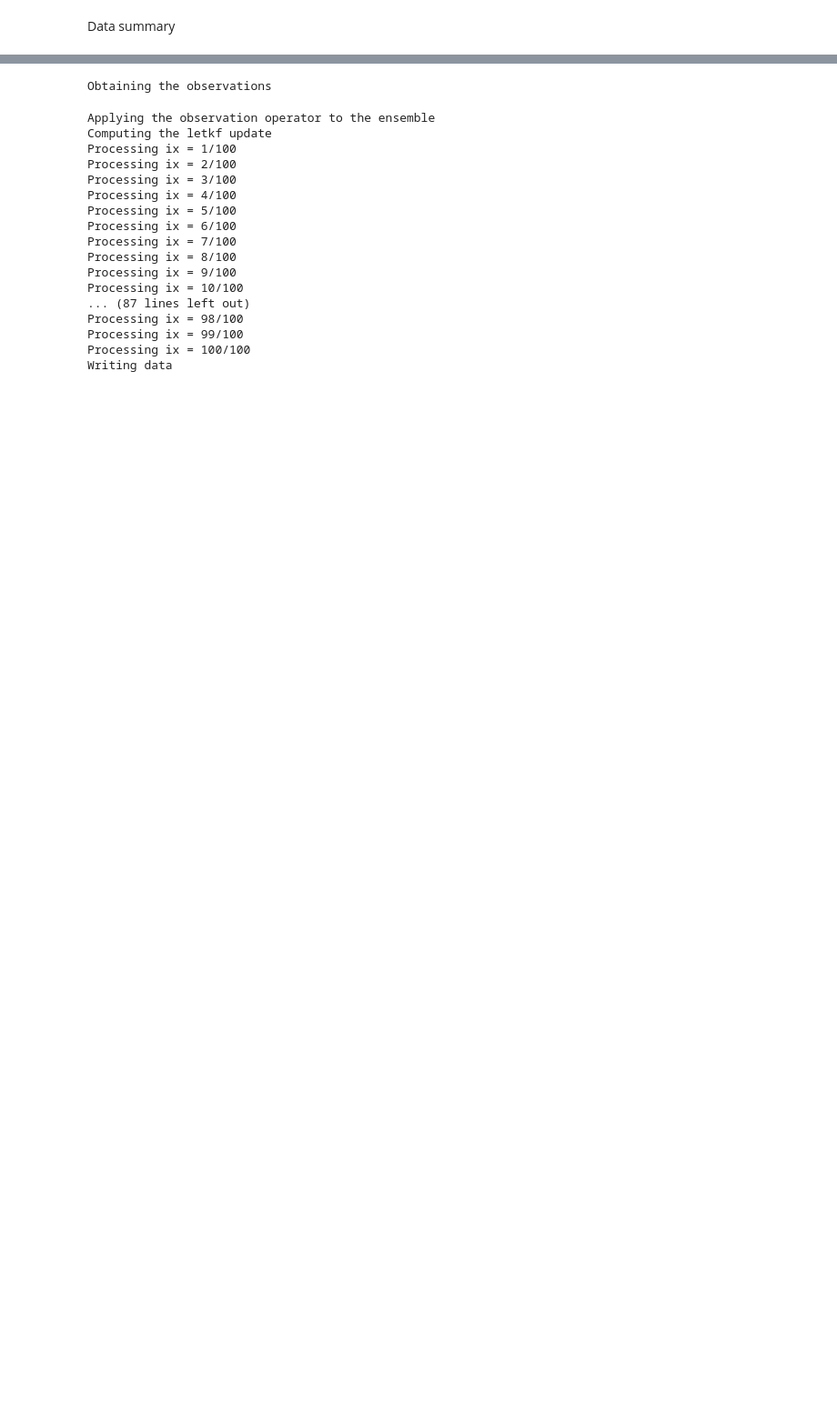
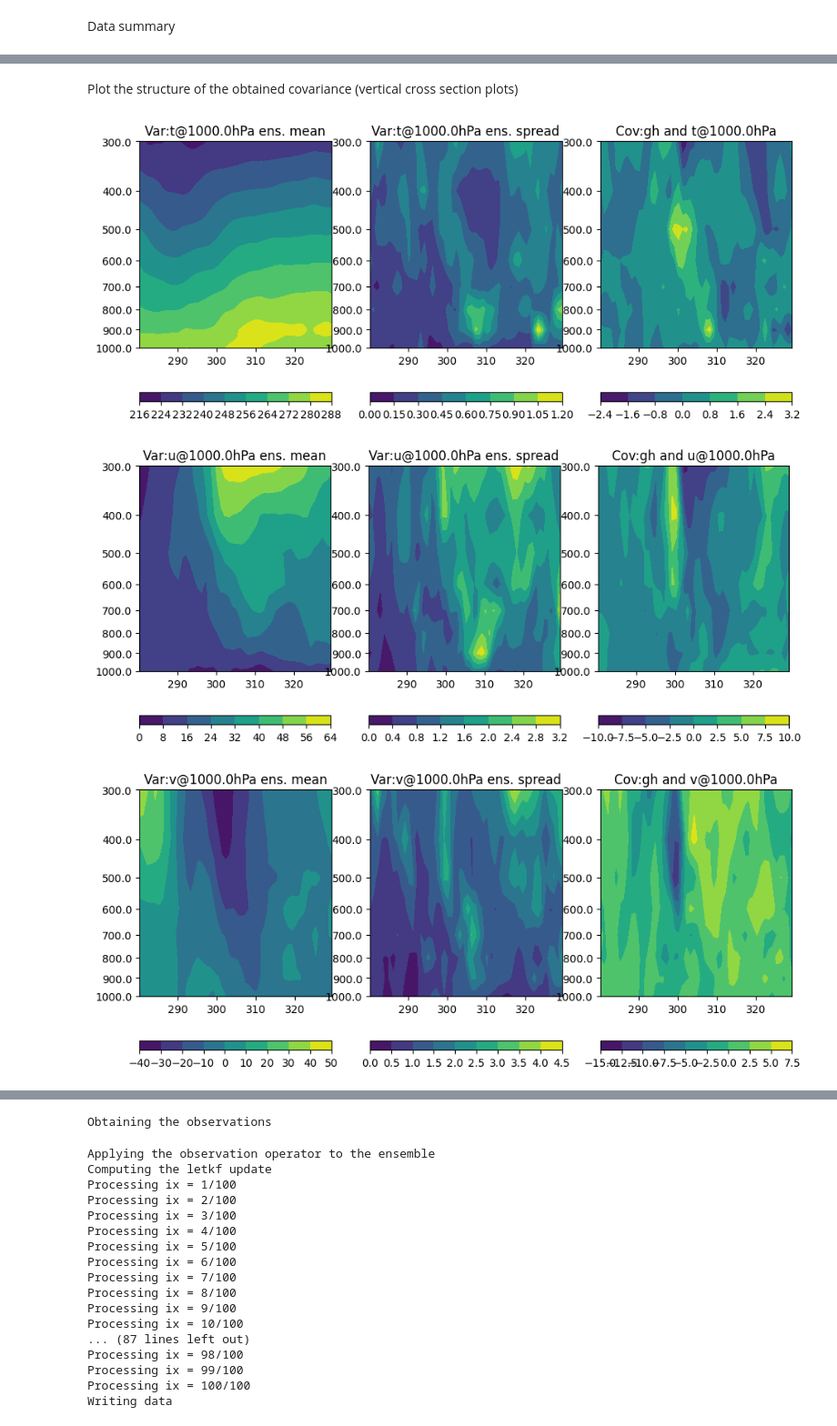
Before and after one commit to gustfrontar/code, a Jupyter notebook: python/gfs_data/global_scale_da.ipynb, the cells around one changed output, grey strips where cells are left out. Shown at 91% size. Saved outputs shown, nothing was run; the diff lists cells and outputs as text; code cells hidden in the pictures; blank space fills up the shorter version.

```diff
--- a/python/gfs_data/global_scale_da.ipynb
+++ b/python/gfs_data/global_scale_da.ipynb
@@ -301,0 +458,28 @@ Text(0.5, 1.0, 'Var:t@1hPa ens. pert. 1')
+# %% [markdown]
+Plot the structure of the obtained covariance (vertical cross section plots)
+# %%
+for my_var in var_index.keys() :
+    #Horizontal plot
+    fig , ax = plt.subplots(1,3,figsize=(11, 5))
+
+    #Ploting ensemble mean
+    cont=ax[0].contourf( lon , -np.log(lev) , xf_mean[:,idx_lat,:,var_index[my_var]].T )
+    ax[0].set_title('Var:' + my_var + '@' + str(plot_lev) + 'hPa ' + 'ens. mean')
+    ax[0].set_yticks(-np.log(lev))
+    ax[0].set_yticklabels(str(mylev) for mylev in lev)
+    fig.colorbar(cont, orientation='horizontal')
+    #Ploting the ensemble spread
+    cont=ax[1].contourf( lon , -np.log(lev) , np.std( xf[:,idx_lat,:,:,var_index[my_var]] , axis=2  ).T )
+    ax[1].set_title('Var:' + my_var + '@' + str(plot_lev) + 'hPa ' + 'ens. spread')
+    ax[1].set_yticks([])
+    fig.colorbar(cont, orientation='horizontal')
+    #Ploting the covariance
+    cont=ax[2].contourf( lon , -np.log(lev) , covariance[:,idx_lat,:,var_index[my_var]].T )
+    ax[2].set_title('Cov:' + point_var + ' and ' + my_var + '@' + str(plot_lev) + 'hPa')
+    ax[2].set_yticks([])
+    fig.colorbar(cont, orientation='horizontal')
+    #ax[2].plot(point_lon-360,point_lev,'ok')
+# %% [output]
+[figure, added]
+[figure, added]
+[figure, added]
```
Also changed, not shown: parts of 19 cells of this notebook, 4 other files.
